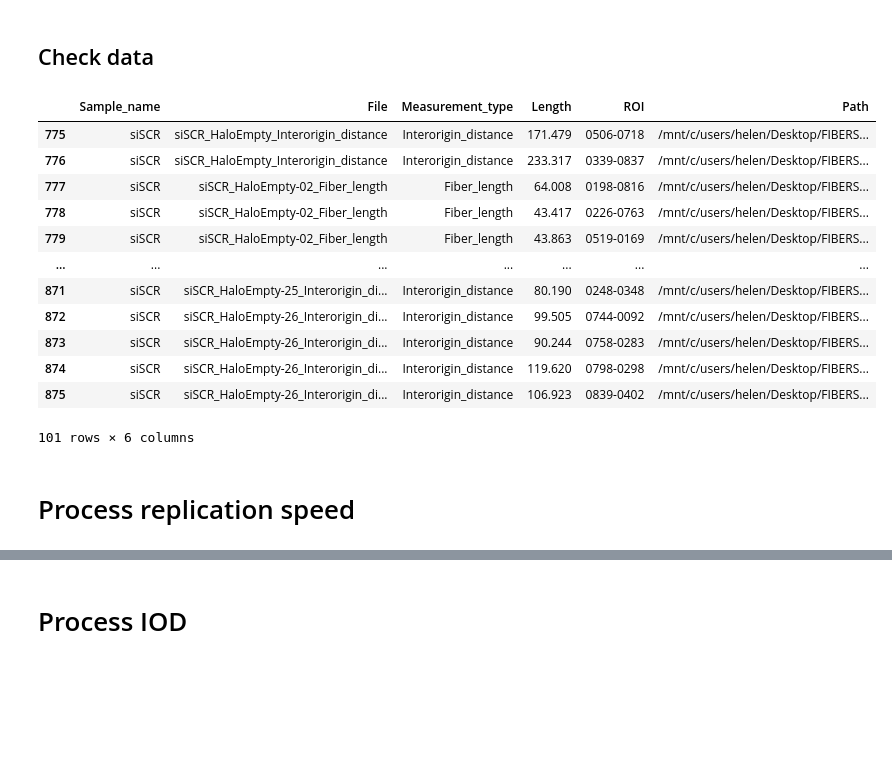
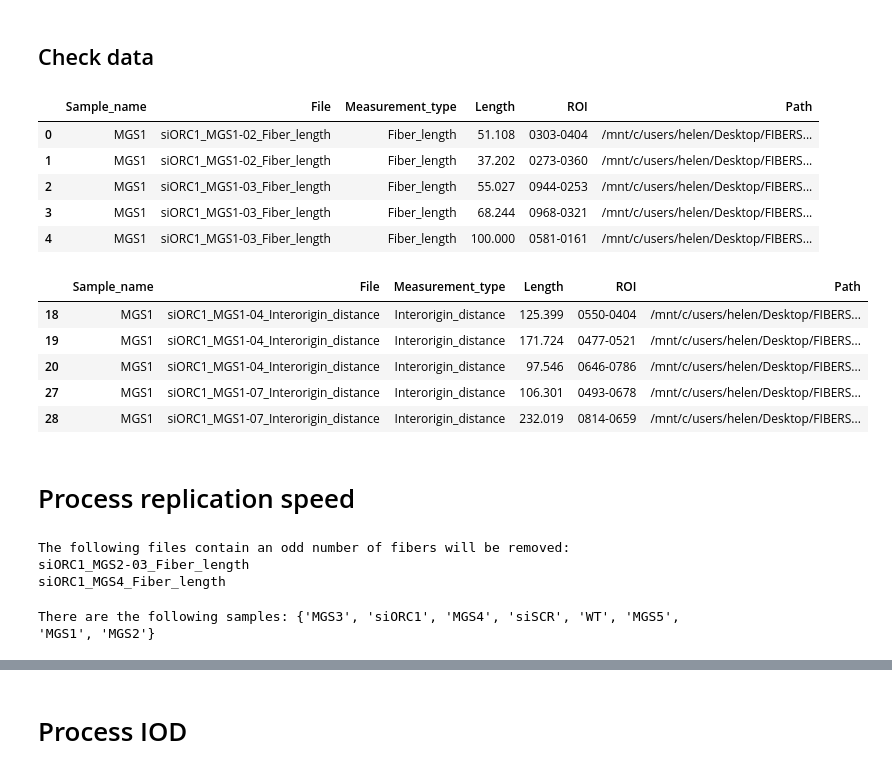
Before and after one commit to Lopatushka/DNA_fibers, a Jupyter notebook: data_agg.ipynb, the cells around one changed output, grey strips where cells are left out. Saved outputs shown, nothing was run; the diff lists cells and outputs as text; code cells hidden in the pictures; blank space fills up the shorter version.

```diff
--- a/data_agg.ipynb
+++ b/data_agg.ipynb
@@ -88,20 +88,22 @@ iod = data[data['Measurement_type']=='Interorigin_distance']
 # %% [markdown]
 ## Check data
 # %%
-data[data['Sample_name'] == "siSCR"]
+speed.head()
 # %% [output]
 |  | Sample_name | File | Measurement_type | Length | ROI | Path |
-| 775 | siSCR | siSCR_HaloEmpty_Interorigin_distance | Interorigin_distance | 171.479 | 0506-0718 | /mnt/c/users/helen/Desktop/FIBERS... |
-| 776 | siSCR | siSCR_HaloEmpty_Interorigin_distance | Interorigin_distance | 233.317 | 0339-0837 | /mnt/c/users/helen/Desktop/FIBERS... |
-| 777 | siSCR | siSCR_HaloEmpty-02_Fiber_length | Fiber_length | 64.008 | 0198-0816 | /mnt/c/users/helen/Desktop/FIBERS... |
-| 778 | siSCR | siSCR_HaloEmpty-02_Fiber_length | Fiber_length | 43.417 | 0226-0763 | /mnt/c/users/helen/Desktop/FIBERS... |
-| 779 | siSCR | siSCR_HaloEmpty-02_Fiber_length | Fiber_length | 43.863 | 0519-0169 | /mnt/c/users/helen/Desktop/FIBERS... |
-| ... | ... | ... | ... | ... | ... | ... |
-| 871 | siSCR | siSCR_HaloEmpty-25_Interorigin_di... | Interorigin_distance | 80.190 | 0248-0348 | /mnt/c/users/helen/Desktop/FIBERS... |
-| 872 | siSCR | siSCR_HaloEmpty-26_Interorigin_di... | Interorigin_distance | 99.505 | 0744-0092 | /mnt/c/users/helen/Desktop/FIBERS... |
-| 873 | siSCR | siSCR_HaloEmpty-26_Interorigin_di... | Interorigin_distance | 90.244 | 0758-0283 | /mnt/c/users/helen/Desktop/FIBERS... |
-| 874 | siSCR | siSCR_HaloEmpty-26_Interorigin_di... | Interorigin_distance | 119.620 | 0798-0298 | /mnt/c/users/helen/Desktop/FIBERS... |
-| 875 | siSCR | siSCR_HaloEmpty-26_Interorigin_di... | Interorigin_distance | 106.923 | 0839-0402 | /mnt/c/users/helen/Desktop/FIBERS... |
+| 0 | MGS1 | siORC1_MGS1-02_Fiber_length | Fiber_length | 51.108 | 0303-0404 | /mnt/c/users/helen/Desktop/FIBERS... |
+| 1 | MGS1 | siORC1_MGS1-02_Fiber_length | Fiber_length | 37.202 | 0273-0360 | /mnt/c/users/helen/Desktop/FIBERS... |
+| 2 | MGS1 | siORC1_MGS1-03_Fiber_length | Fiber_length | 55.027 | 0944-0253 | /mnt/c/users/helen/Desktop/FIBERS... |
+| 3 | MGS1 | siORC1_MGS1-03_Fiber_length | Fiber_length | 68.244 | 0968-0321 | /mnt/c/users/helen/Desktop/FIBERS... |
+| 4 | MGS1 | siORC1_MGS1-03_Fiber_length | Fiber_length | 100.000 | 0581-0161 | /mnt/c/users/helen/Desktop/FIBERS... |
-101 rows × 6 columns
+# %%
+iod.head()
+# %% [output]
+|  | Sample_name | File | Measurement_type | Length | ROI | Path |
+| 18 | MGS1 | siORC1_MGS1-04_Interorigin_distance | Interorigin_distance | 125.399 | 0550-0404 | /mnt/c/users/helen/Desktop/FIBERS... |
+| 19 | MGS1 | siORC1_MGS1-04_Interorigin_distance | Interorigin_distance | 171.724 | 0477-0521 | /mnt/c/users/helen/Desktop/FIBERS... |
+| 20 | MGS1 | siORC1_MGS1-04_Interorigin_distance | Interorigin_distance | 97.546 | 0646-0786 | /mnt/c/users/helen/Desktop/FIBERS... |
+| 27 | MGS1 | siORC1_MGS1-07_Interorigin_distance | Interorigin_distance | 106.301 | 0493-0678 | /mnt/c/users/helen/Desktop/FIBERS... |
+| 28 | MGS1 | siORC1_MGS1-07_Interorigin_distance | Interorigin_distance | 232.019 | 0814-0659 | /mnt/c/users/helen/Desktop/FIBERS... |
 # %% [markdown]
 # Process replication speed
@@ -111,4 +110,7 @@ time = 20 # minutes
 # %%
+conversion_factor = 2.59 # kb/µm
+time = 20 # minutes
+
 # Checking speed file
 counts = speed.groupby("File").size()
 odd_files = counts[counts % 2 != 0].index.tolist()
@@ -121,6 +123,10 @@ else:
 
     # Removing odd files from speed dataframe
     speed = speed[~speed["File"].isin(odd_files)].copy()
+# %% [output]
+The following files contain an odd number of fibers will be removed:
+siORC1_MGS2-03_Fiber_length
+siORC1_MGS4_Fiber_length
 # %%
 # Add extra inedex to group pairs of files
 speed["Index"] = speed.groupby("File").cumcount() // 2
@@ -138,13 +144,7 @@ speed_processed['Speed_kb_min'] = speed_processed['Total_Length'].apply(lambda x
 
 # Delete extra columns
 replication_speed = speed_processed[['Sample_name', 'File', 'Speed_kb_min', 'ROI', 'Path']]
-
-# Info
-#n_fibers = len(replication_speed)
-#print(f"The amount of fibers is: {n_fibers}")
-
-# Sample names
-speed_sample_names = set(replication_speed['Sample_name'])
-print(f"There are the following samples: {speed_sample_names}")
+# %% [output]
+There are the following samples: {'MGS3', 'siORC1', 'MGS4', 'siSCR', 'WT', 'MGS5', 'MGS1', 'MGS2'}
 # %%
 replication_speed.head()
```
Also changed, not shown: parts of 11 cells of this notebook.
